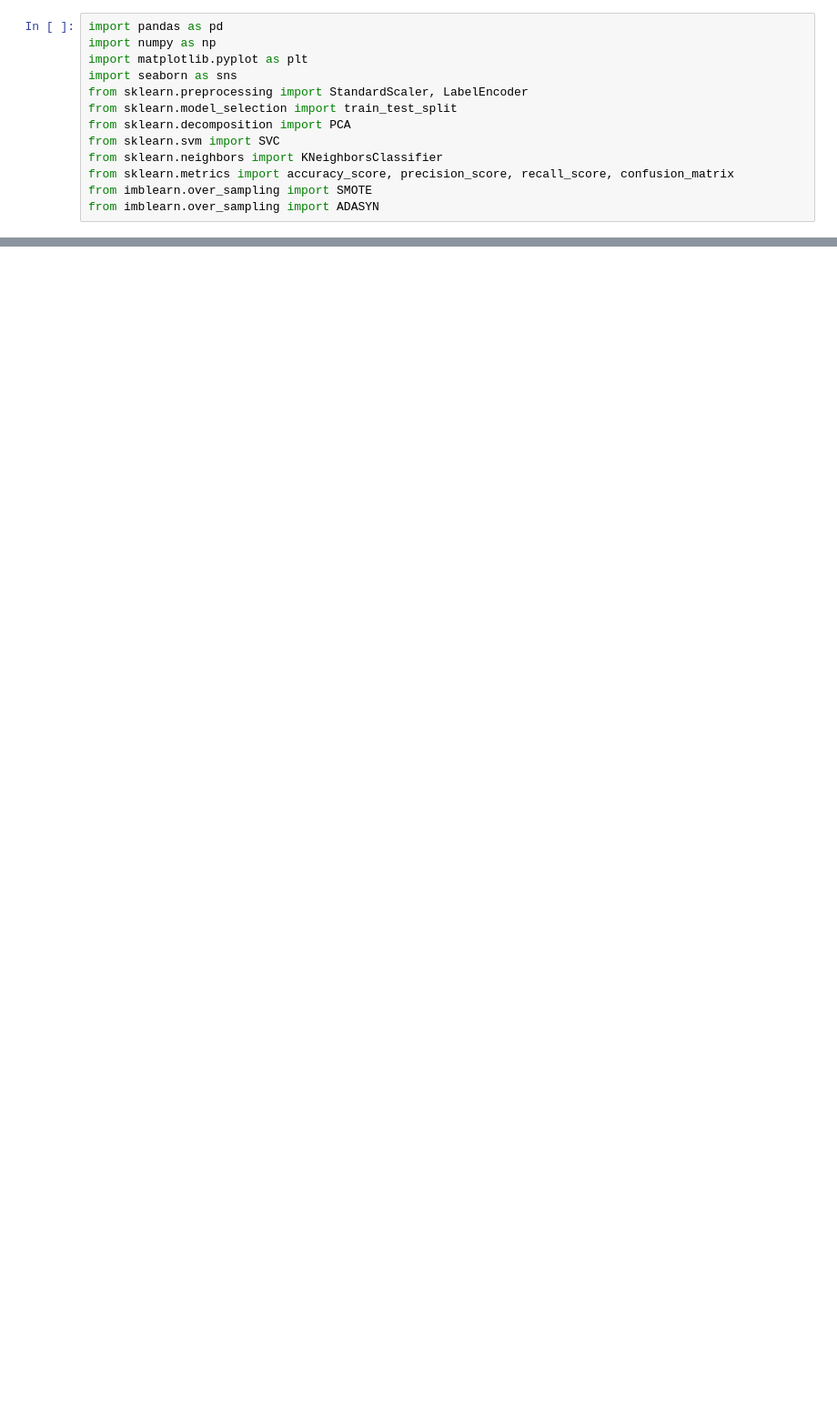
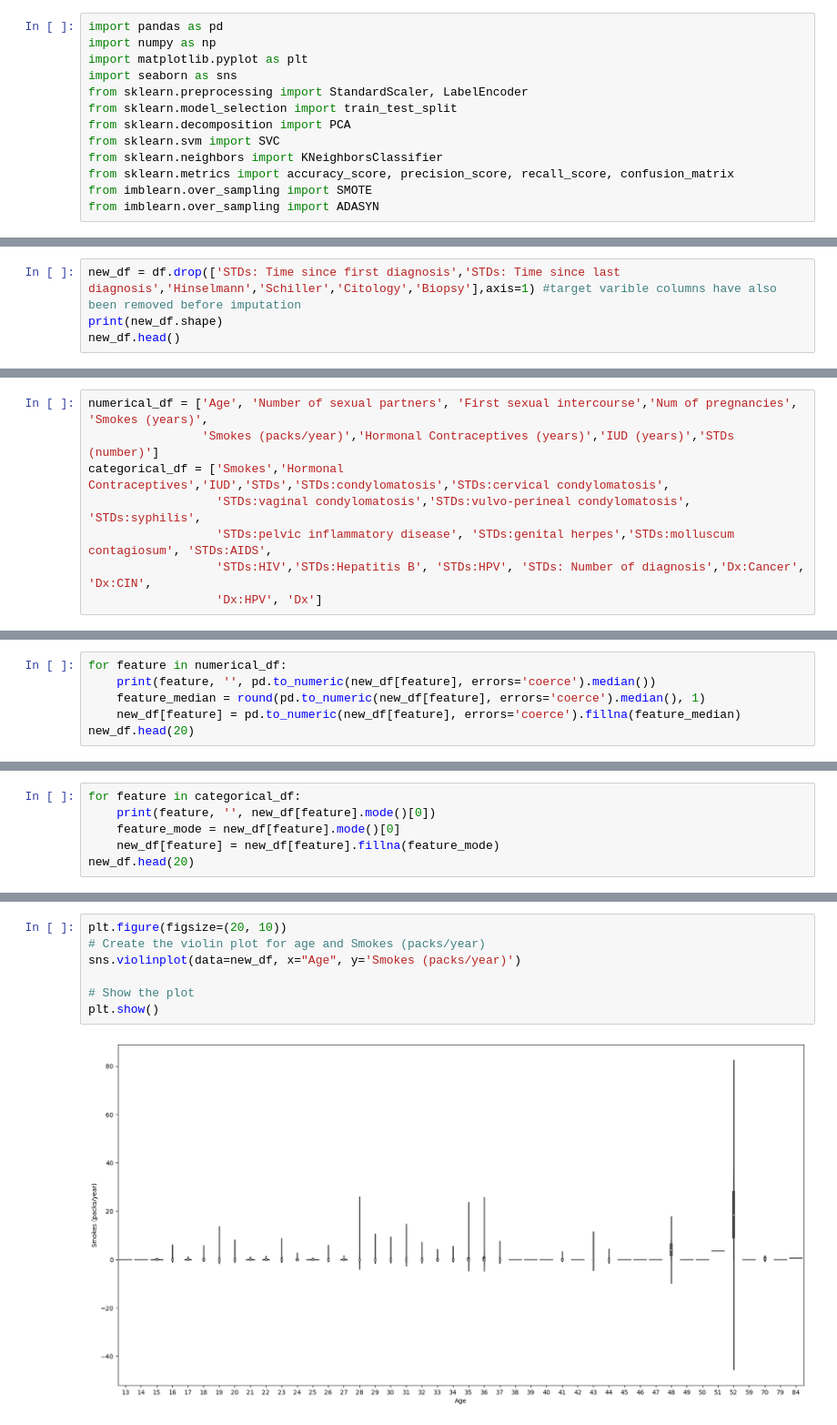
Before and after one commit to DanX069/Python-Assignment, a Jupyter notebook: python-assignment.ipynb, the cells around one changed output, grey strips where cells are left out. Shown at 91% size. Drawn from its saved outputs; the diff is of its cells as text; blank space fills up the shorter version.

```diff
--- a/python-assignment.ipynb
+++ b/python-assignment.ipynb
@@ -126,0 +113,4 @@ df.head(50)
+# %%
+new_df = df.drop(['STDs: Time since first diagnosis','STDs: Time since last diagnosis','Hinselmann','Schiller','Citology','Biopsy'],axis=1) #target varible columns have also been removed before imputation
+print(new_df.shape)
+new_df.head()
@@ -126,0 +128,8 @@ df.head(50)
+# %%
+numerical_df = ['Age', 'Number of sexual partners', 'First sexual intercourse','Num of pregnancies', 'Smokes (years)',
+                'Smokes (packs/year)','Hormonal Contraceptives (years)','IUD (years)','STDs (number)']
+categorical_df = ['Smokes','Hormonal Contraceptives','IUD','STDs','STDs:condylomatosis','STDs:cervical condylomatosis',
+                  'STDs:vaginal condylomatosis','STDs:vulvo-perineal condylomatosis', 'STDs:syphilis',
+                  'STDs:pelvic inflammatory disease', 'STDs:genital herpes','STDs:molluscum contagiosum', 'STDs:AIDS',
+                  'STDs:HIV','STDs:Hepatitis B', 'STDs:HPV', 'STDs: Number of diagnosis','Dx:Cancer', 'Dx:CIN',
+                  'Dx:HPV', 'Dx']
@@ -126,0 +140,6 @@ df.head(50)
+# %%
+for feature in numerical_df:
+    print(feature, '', pd.to_numeric(new_df[feature], errors='coerce').median())
+    feature_median = round(pd.to_numeric(new_df[feature], errors='coerce').median(), 1)
+    new_df[feature] = pd.to_numeric(new_df[feature], errors='coerce').fillna(feature_median)
+new_df.head(20)
@@ -126,0 +176,6 @@ df.head(50)
+# %%
+for feature in categorical_df:
+    print(feature, '', new_df[feature].mode()[0])
+    feature_mode = new_df[feature].mode()[0]
+    new_df[feature] = new_df[feature].fillna(feature_mode)
+new_df.head(20)
@@ -126,0 +254,9 @@ df.head(50)
+# %%
+plt.figure(figsize=(20, 10))
+# Create the violin plot for age and Smokes (packs/year)
+sns.violinplot(data=new_df, x="Age", y='Smokes (packs/year)')
+
+# Show the plot
+plt.show()
+# %% [output]
+[figure, added]
```
Also changed, not shown: parts of 33 cells of this notebook.
